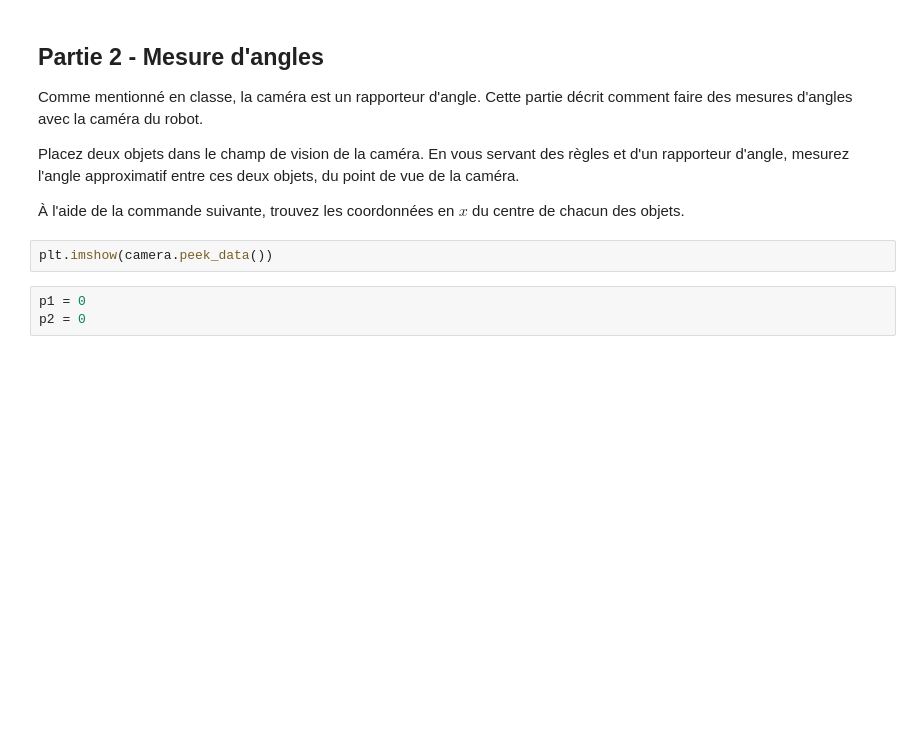
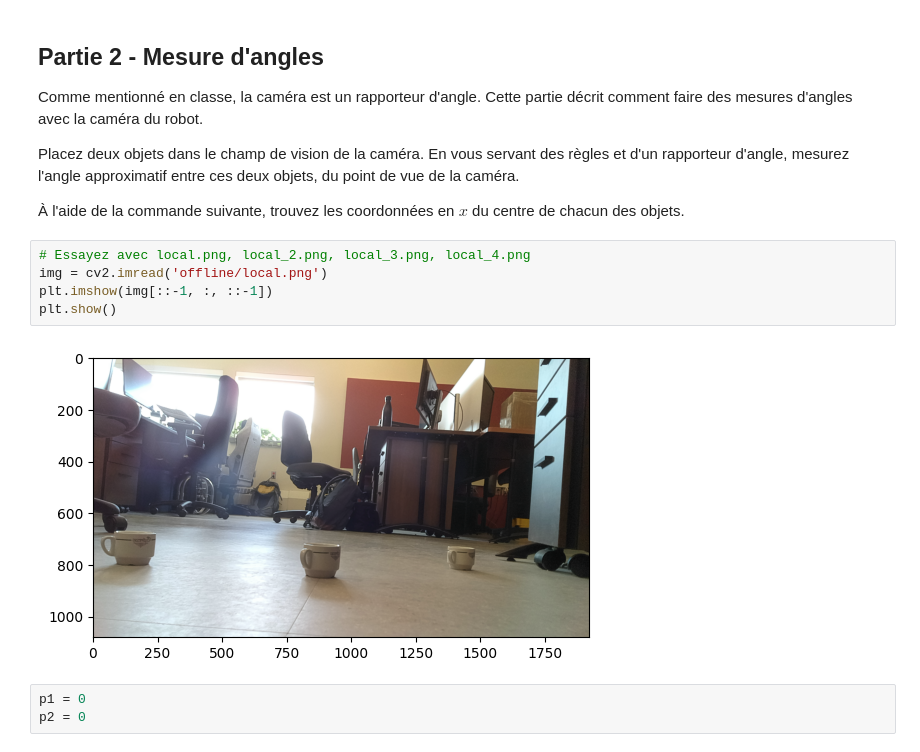
Before and after one commit to norlab-ulaval/glo4001, a Jupyter notebook: Laboratoire 3.ipynb, the cells around one changed output. Drawn from its saved outputs; the diff is of its cells as text; blank space fills up the shorter version.

```diff
--- a/Laboratoire 3.ipynb
+++ b/Laboratoire 3.ipynb
@@ -80,8 +91,13 @@ Comme mentionné en classe, la caméra est un rapporteur d'angle. Cette partie d
 Placez deux objets dans le champ de vision de la caméra. En vous servant des règles et d'un rapporteur d'angle, mesurez l'angle approximatif entre ces deux objets, du point de vue de la caméra.
 
 À l'aide de la commande suivante, trouvez les coordonnées en $x$ du centre de chacun des objets.
-# %%
-plt.imshow(camera.peek_data())
+# %%
+# Essayez avec local.png, local_2.png, local_3.png, local_4.png
+img = cv2.imread('offline/local.png')
+plt.imshow(img[::-1, :, ::-1])
+plt.show()
+# %% [output]
+[figure, added]
 # %%
 p1 = 0
 p2 = 0
```
Also changed, not shown: parts of 7 cells of this notebook.
